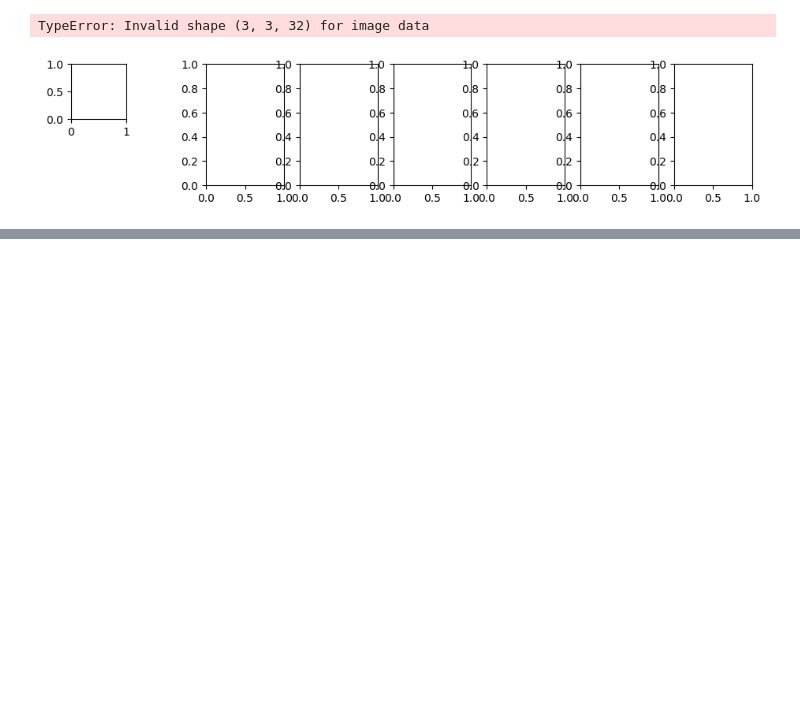
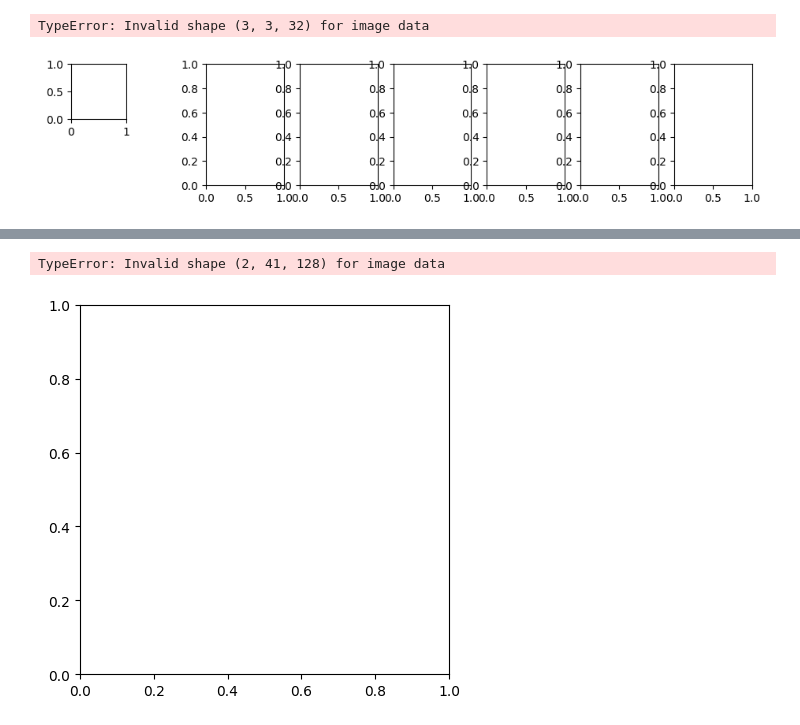
Before and after one commit to yh115/Analogue-Nowcasting-Model, a Jupyter notebook: ResNet.ipynb, the cells around one changed output, grey strips where cells are left out. Saved outputs shown, nothing was run; the diff lists cells and outputs as text; code cells hidden in the pictures; blank space fills up the shorter version.

```diff
--- a/ResNet.ipynb
+++ b/ResNet.ipynb
@@ -167,7 +240,7 @@ loaded_history = pd.read_csv('history.csv')
 with open('history.pkl', 'rb') as file:
     loaded_history = pickle.load(file)
 # %%
-# Generate Encoded Representations for the Database
+# Define the encoder model. Find the low dimension layer according to the model summary. 'activation_15' should be the encoder layer
+encoder = Model(inputs=autoencoder.input, outputs=autoencoder.get_layer('activation_15').output)
 
-encoder = Model(inputs=autoencoder.input, outputs=encoded)
-encoded_database = encoder.predict(X_val_padded)
+encoder.save('encoder_yjmodel.h5')
@@ -312,13 +381,16 @@ plt.show()
 # %%
 # 3. Visualizing Encoded Representations
 
-encoder_model = Model(inputs=autoencoder.input, outputs=autoencoder.get_layer('encoder').output)
-encoded_representation = encoder_model.predict(sample)
+
+encoded_representation = encoder.predict(sample)
 
 plt.imshow(encoded_representation[0, :, :, 0], cmap='gray')  # Adjust indices as needed
 plt.title('Encoded Representation')
 plt.axis('off')
 plt.show()
+# %% [output]
+TypeError: Invalid shape (2, 41, 128) for image data
+[figure, added]
 # %%
 # 4. Dimensionality Reduction on Encoded Representations (Optional)
 
```
Also changed, not shown: parts of 17 cells of this notebook.
